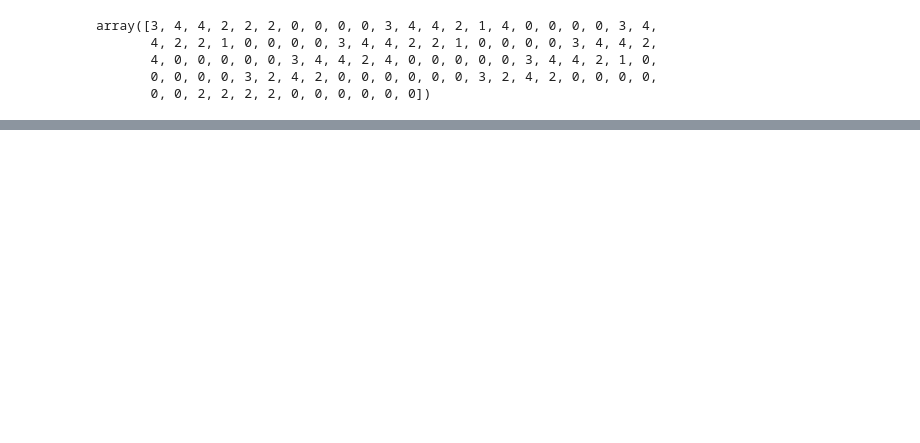
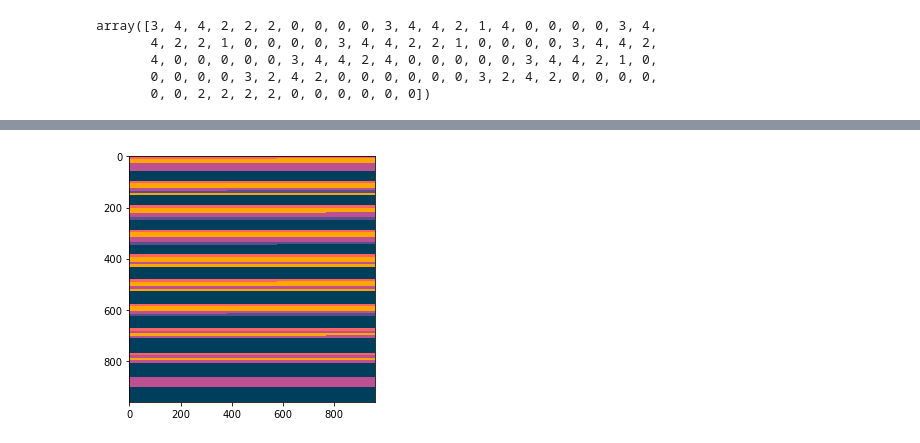
Before and after one commit to bondi7/sargassum-image-detection, a Jupyter notebook: model.ipynb, the cells around one changed output, grey strips where cells are left out. Drawn from its saved outputs; the diff is of its cells as text; code cells hidden in the pictures; blank space fills up the shorter version.

```diff
--- a/model.ipynb
+++ b/model.ipynb
@@ -284,0 +289,5 @@ plt.show()
+# %%
+imshow(img_split_color.reshape(img.shape))
+plt.show()
+# %% [output]
+[figure, added]
```
Also changed, not shown: parts of 6 cells of this notebook.
